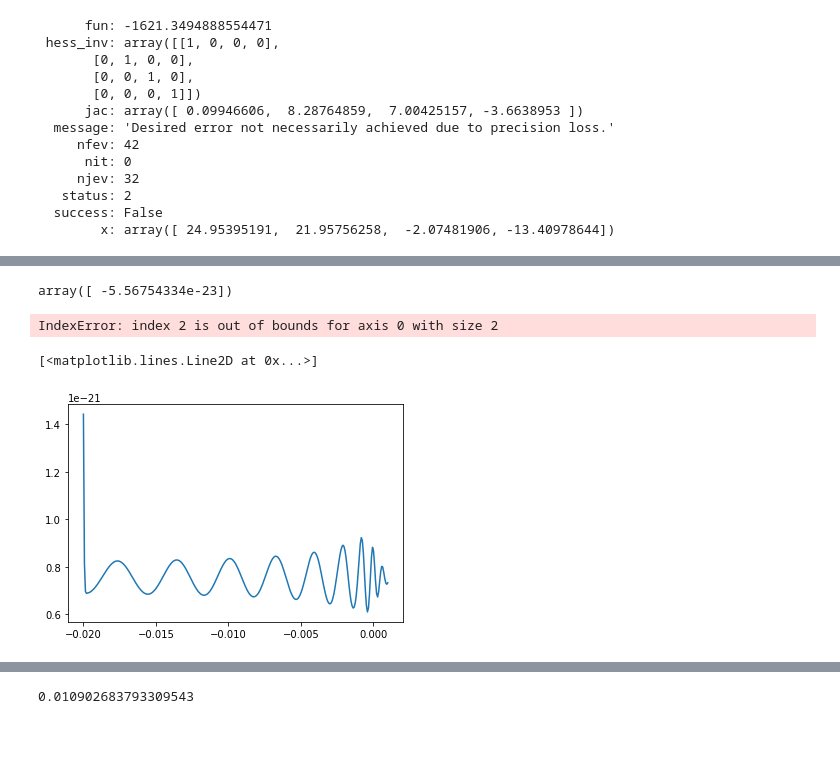
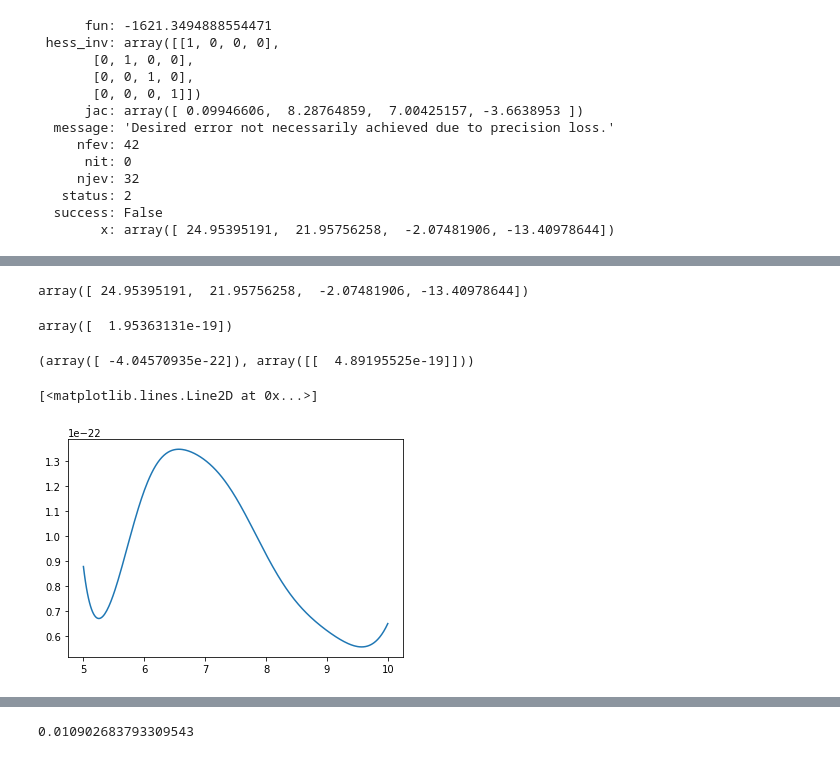
Before and after one commit to transientlunatic/heron, a Jupyter notebook: notebooks/Gravitational Heron.ipynb, the cells around one changed output, grey strips where cells are left out. Saved outputs shown, nothing was run; the diff lists cells and outputs as text; code cells hidden in the pictures.

```diff
--- a/notebooks/Gravitational Heron.ipynb
+++ b/notebooks/Gravitational Heron.ipynb
@@ -101,21 +268,29 @@ from heron import acquisition
+# %%
+gp.kernel.flat_hyper
+# %% [output]
+array([ 24.95395191,  21.95756258,  -2.07481906, -13.40978644])
 # %%
-x0 = [0, 9.5, 0]
+x0 = [0.0005, 7, 6]
 gp.expected_improvement(x0)
 # %% [output]
-array([ -5.56754334e-23])
+array([  1.95363131e-19])
+# %%
+gp.prediction(np.atleast_2d(x0))
+# %% [output]
+(array([ -4.04570935e-22]), array([[  4.89195525e-19]]))
 # %%
 from scipy.optimize import minimize
 # %%
 t = np.linspace(-0.02,0.001,300)
-new_point = np.zeros((300,2))
-new_point[:,1] = 5.20
-new_point[:,0] = t
+m = np.linspace(5, 10, 300)
+new_point = np.zeros((300,3))
+new_point[:,1] = m
+new_point[:,2] = 0
+new_point[:,0] = 0
 # %%
-EI = map(gp.expected_improvement, new_point)
+EI = map(gp.nei, new_point)
-# %% [output]
-IndexError: index 2 is out of bounds for axis 0 with size 2
 # %%
-plt.plot(t, EI)
+plt.plot(m, EI)
 # %% [output]
 [<matplotlib.lines.Line2D at 0x...>]
-[figure, old version]
+[figure, new version]
```
Also changed, not shown: parts of 28 cells of this notebook, 11 other files.
